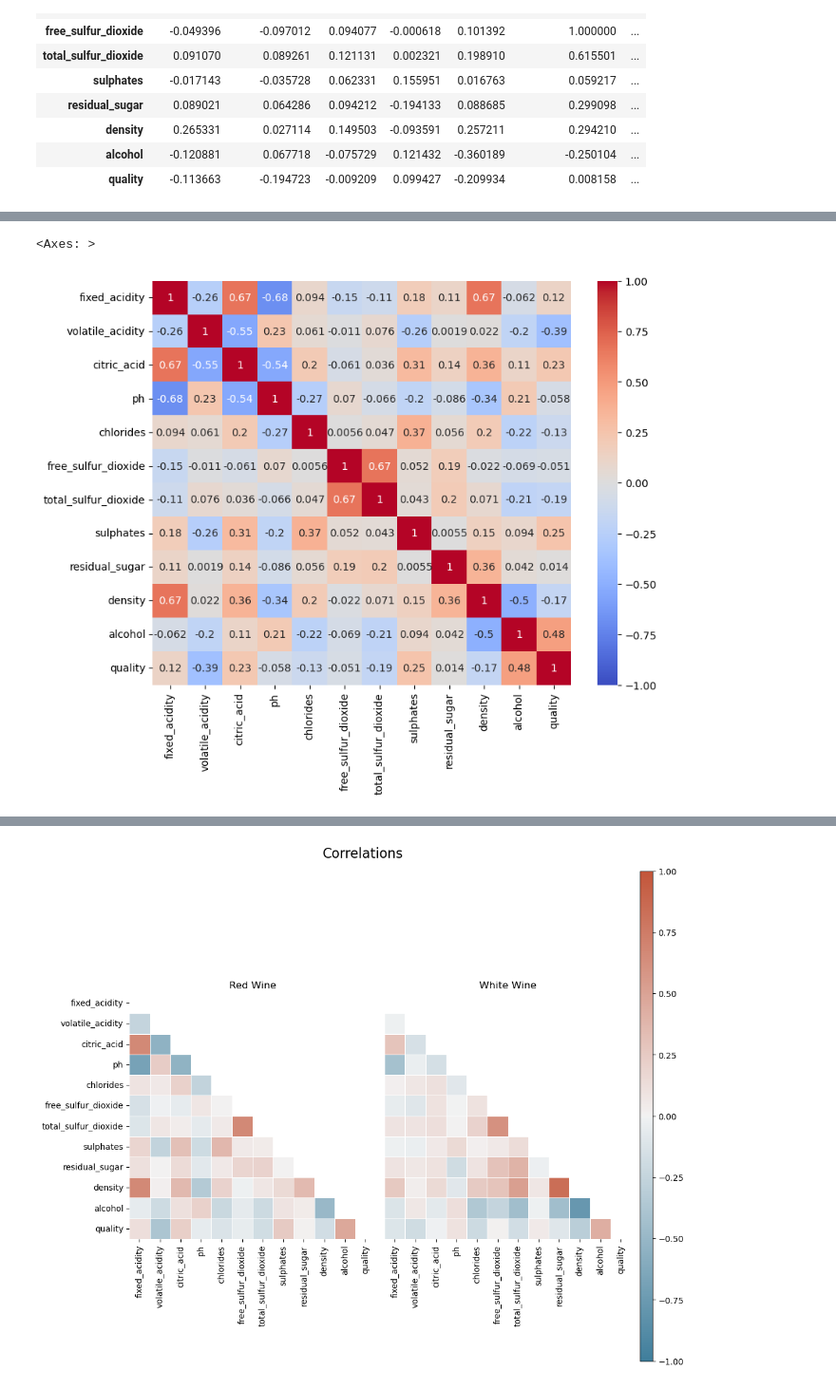
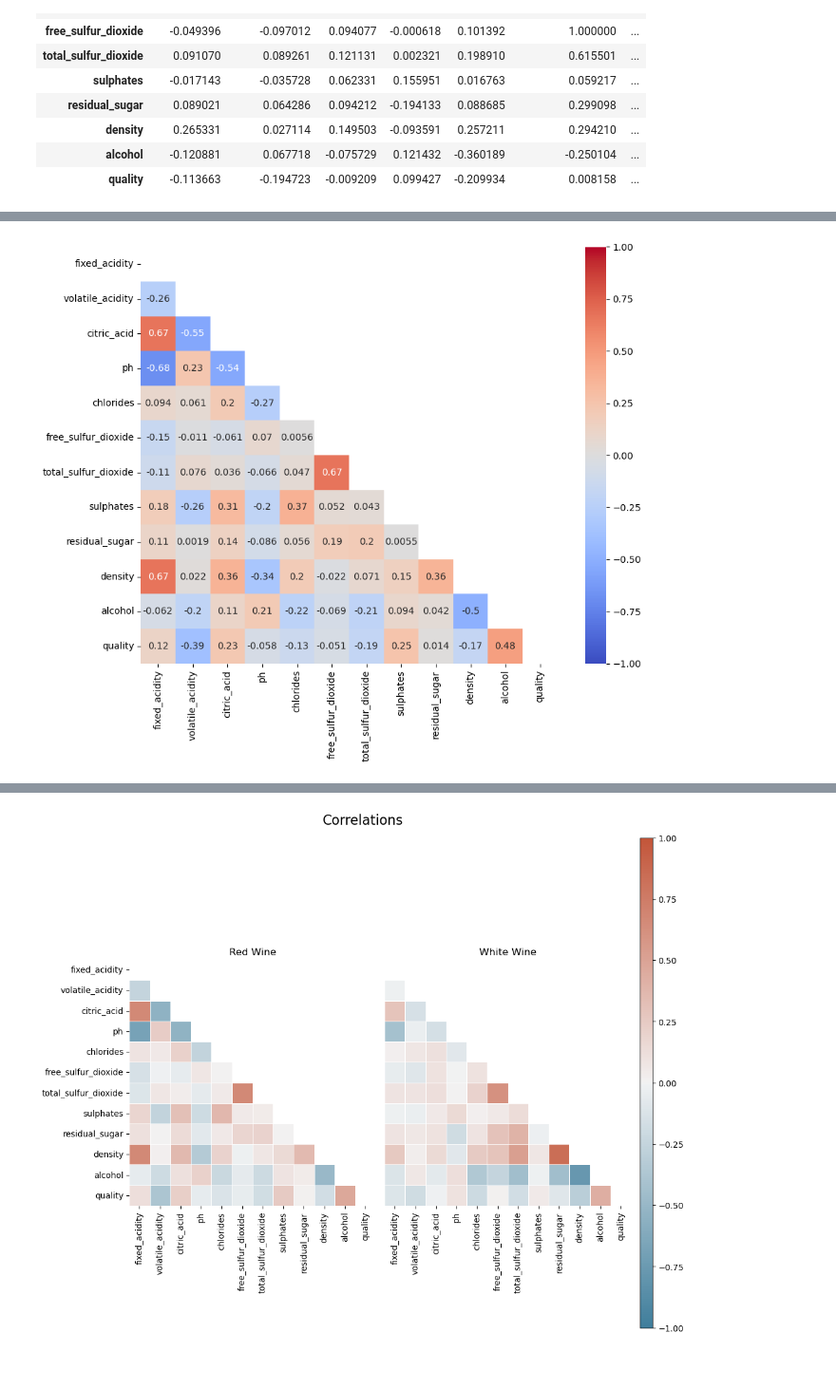
Before and after one commit to olemir/data-analysis-on-wine, a Jupyter notebook: notebooks/project-2_wine-quality.ipynb, the cells around one changed output, grey strips where cells are left out. Shown at 95% size. Cells and saved outputs as stored; diff of their text form; code cells hidden in the pictures.

```diff
--- a/notebooks/project-2_wine-quality.ipynb
+++ b/notebooks/project-2_wine-quality.ipynb
@@ -216,9 +547,11 @@ Can there be a common quality label for red and white?
+# %%
+def map_quality_label(quality_rating):
+    pass
+map_quality_label = lambda value: 'low' if value < 5 else 'medium' if value < 7 else 'high'
+    # lambda value: 'low' if value <= 5 else 'medium' if value <= 7 else 'high'
 # %%
 # red
-wine_r['quality_label'] = wine_r['quality'].apply(lambda value: 'low'
-                                                  if value <= 5 else 'medium'
-                                                  if value <= 7 else 'high'
-                                                  )
+wine_r['quality_label'] = wine_r['quality'].apply(map_quality_label)
 
 # transform into categorical type
 wine_r['quality_label'] = pd.Categorical(wine_r['quality_label'], categories=['low', 'medium', 'high'])
@@ -358,10 +728,13 @@ corr_w
 # %%
 # sns.pairplot(wine_r)
 # %%
-f, ax = plt.subplots(figsize=(9, 7))
+f, ax = plt.subplots(figsize=(10, 8))
 
-sns.heatmap(corr_r, annot=True, cmap='coolwarm', vmin=-1, vmax=1)
+mask = np.triu(np.ones_like(corr_r, dtype=bool))
+
+sns.heatmap(corr_r, mask=mask, annot=True, cmap='coolwarm', vmin=-1, vmax=1, square=True)
+
+plt.tight_layout()
 # %% [output]
-<Axes: >
-[figure, old version]
+[figure, new version]
 # %%
```
Also changed, not shown: parts of 106 cells of this notebook.
